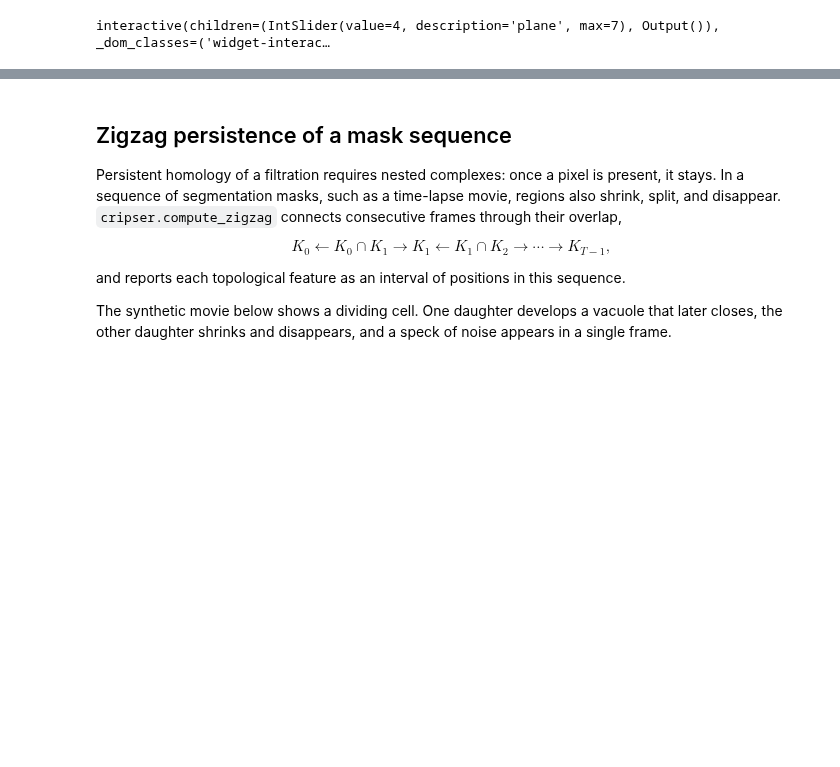
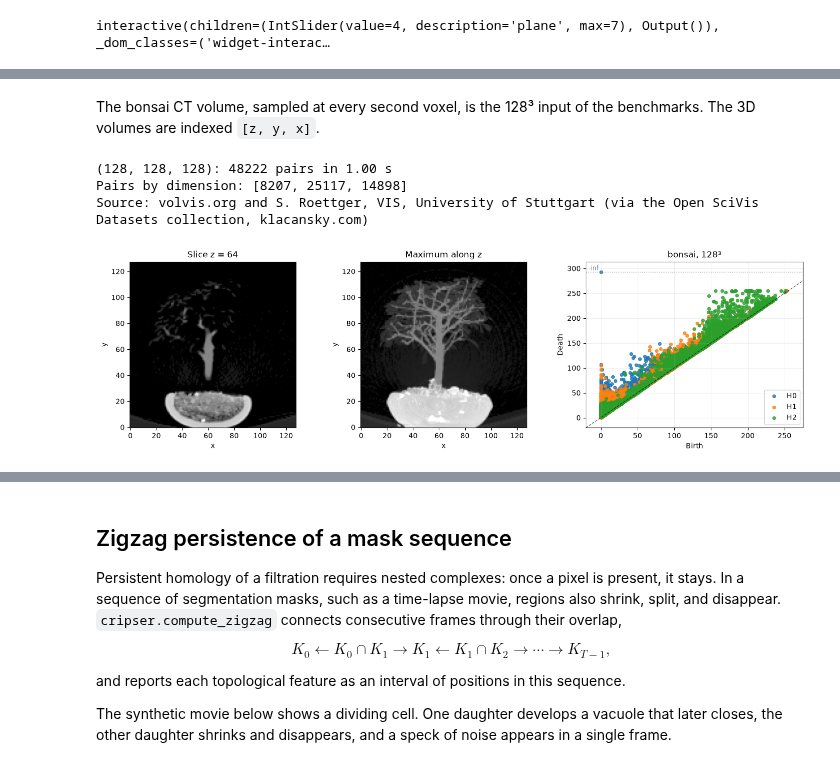
Before and after one commit to shizuo-kaji/CubicalRipser, a Jupyter notebook: demo/cubicalripser.ipynb, the cells around one changed output, grey strips where cells are left out. Drawn from its saved outputs; the diff is of its cells as text; code cells hidden in the pictures; blank space fills up the shorter version.

```diff
--- a/demo/cubicalripser.ipynb
+++ b/demo/cubicalripser.ipynb
@@ -721,0 +792,25 @@ interactive(children=(IntSlider(value=4, description='plane', max=7), Output()),
+# %% [markdown]
+The bonsai CT volume, sampled at every second voxel, is the 128³ input of the benchmarks. The 3D volumes are indexed `[z, y, x]`.
+# %%
+bonsai = datasets.fetch("bonsai")  # 16 MB download on first use
+bonsai_128 = bonsai[::2, ::2, ::2]
+
+start_time = time.perf_counter()
+bonsai_pairs = cripser.compute_ph(bonsai_128, maxdim=2)
+elapsed = time.perf_counter() - start_time
+print(f"{bonsai_128.shape}: {len(bonsai_pairs)} pairs in {elapsed:.2f} s")
+print("Pairs by dimension:", [len(diagram) for diagram in cripser.group_by_dim(bonsai_pairs)])
+print("Source:", datasets.VOLUMES["bonsai"].credit)
+
+fig, axes = plt.subplots(1, 3, figsize=(14, 4), constrained_layout=True)
+axes[0].imshow(bonsai_128[64], origin="lower", cmap="gray")
+axes[0].set(title="Slice z = 64", xlabel="x", ylabel="y")
+axes[1].imshow(bonsai_128.max(axis=0), origin="lower", cmap="gray")
+axes[1].set(title="Maximum along z", xlabel="x", ylabel="y")
+cripser.plot_diagrams(bonsai_pairs, labels=["H0", "H1", "H2"], ax=axes[2], title="bonsai, 128³")
+plt.show()
+# %% [output]
+(128, 128, 128): 48222 pairs in 1.00 s
+Pairs by dimension: [8207, 25117, 14898]
+Source: volvis.org and S. Roettger, VIS, University of Stuttgart (via the Open SciVis Datasets collection, klacansky.com)
+[figure, added]
```
Also changed, not shown: parts of 12 cells of this notebook.
